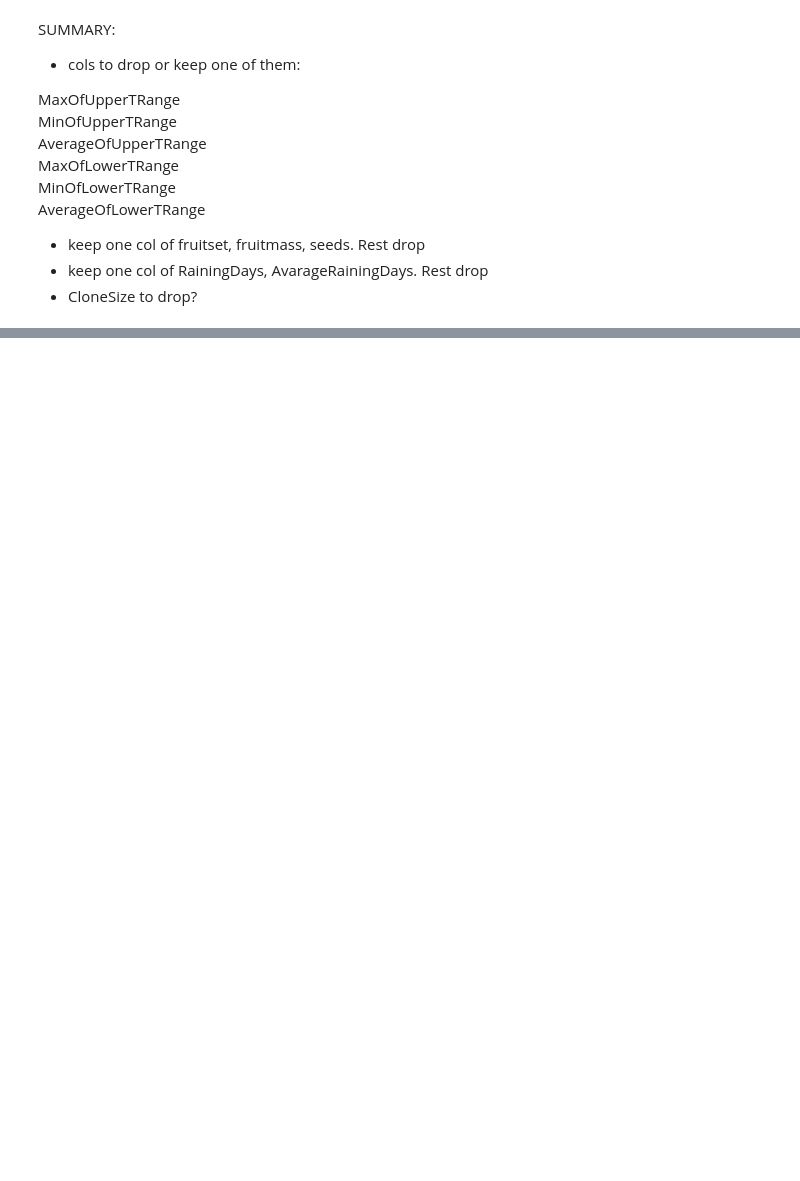
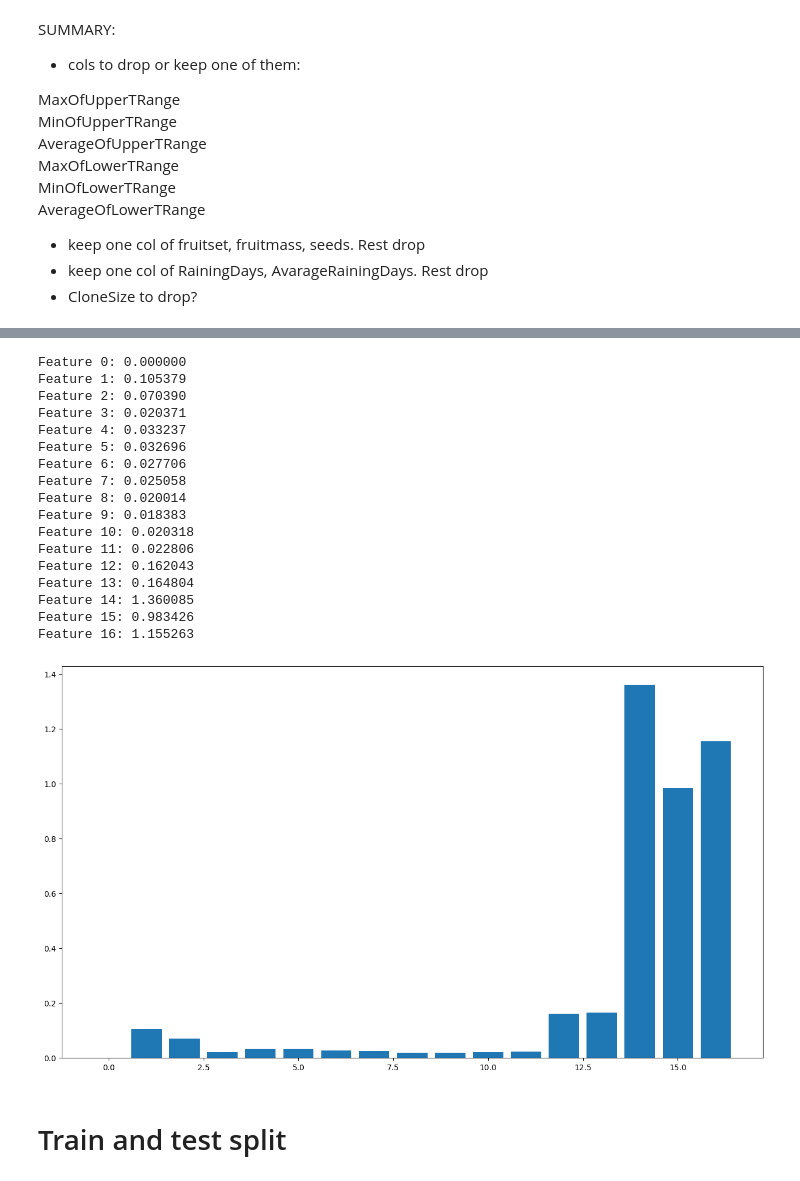
Before and after one commit to mrMichalR/blueberry_yield, a Jupyter notebook: blueberry_yield_prediction.ipynb, the cells around one changed output, grey strips where cells are left out. Drawn from its saved outputs; the diff is of its cells as text; code cells hidden in the pictures; blank space fills up the shorter version.

```diff
--- a/blueberry_yield_prediction.ipynb
+++ b/blueberry_yield_prediction.ipynb
@@ -373,0 +366,32 @@ prof.to_file(output_file=f'ProfileReport.html')
+# %%
+# mutual feature selection
+X_train_fs_mut, X_test_fs_mut, fs_mut = select_features_mutual(df_train.drop(['yield'], axis = 1), y_train = df_train['yield'] , X_test = df_test)
+# what are scores for the features
+for i in range(len(fs_mut.scores_)):
+  print('Feature %d: %f' % (i, fs_mut.scores_[i]))
+# plot the scores
+pyplot.bar([i for i in range(len(fs_mut.scores_))], fs_mut.scores_)
+#pd.DataFrame([i for i in range(len(fs_mut.scores_))], fs_mut.scores_).plot(kind='bar')
+
+pyplot.show()
+# %% [output]
+Feature 0: 0.000000
+Feature 1: 0.105379
+Feature 2: 0.070390
+Feature 3: 0.020371
+Feature 4: 0.033237
+Feature 5: 0.032696
+Feature 6: 0.027706
+Feature 7: 0.025058
+Feature 8: 0.020014
+Feature 9: 0.018383
+Feature 10: 0.020318
+Feature 11: 0.022806
+Feature 12: 0.162043
+Feature 13: 0.164804
+Feature 14: 1.360085
+Feature 15: 0.983426
+Feature 16: 1.155263
+[figure, added]
+# %% [markdown]
+# Train and test split
```
Also changed, not shown: parts of 48 cells of this notebook.
